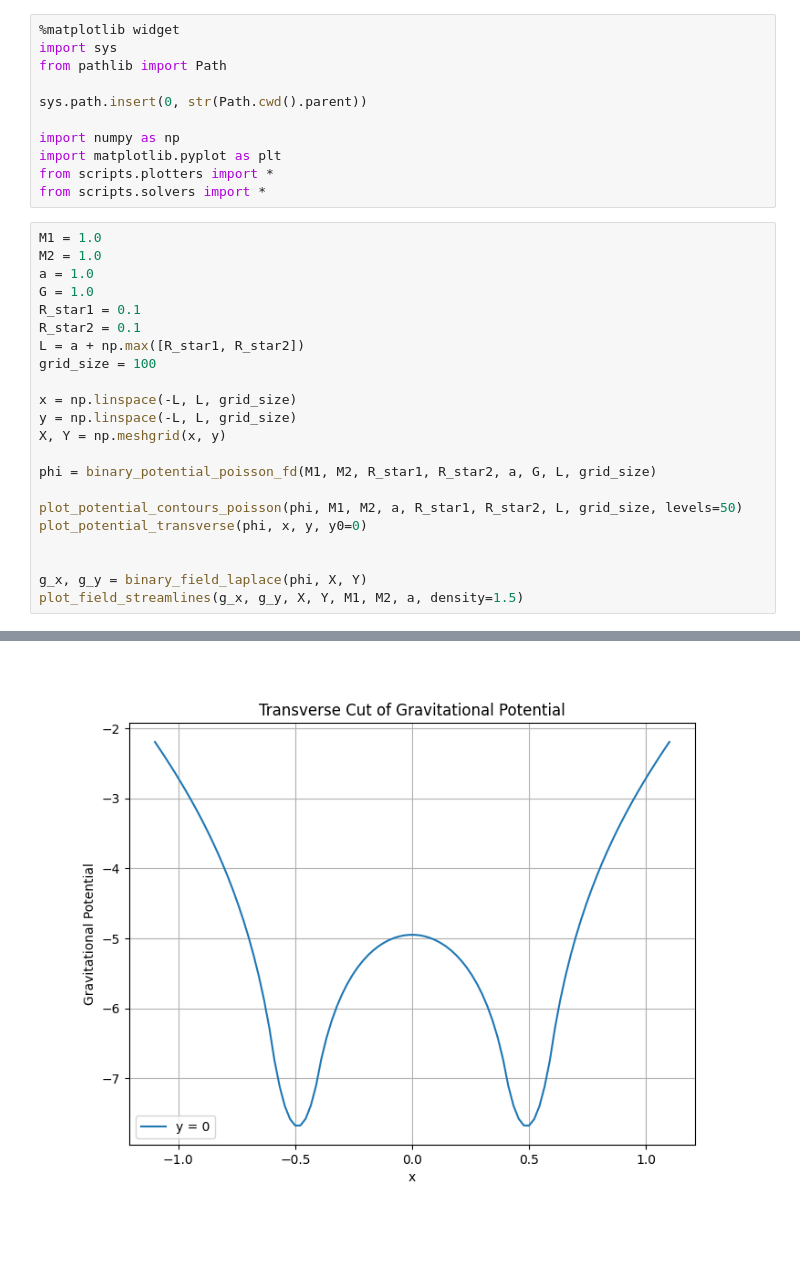
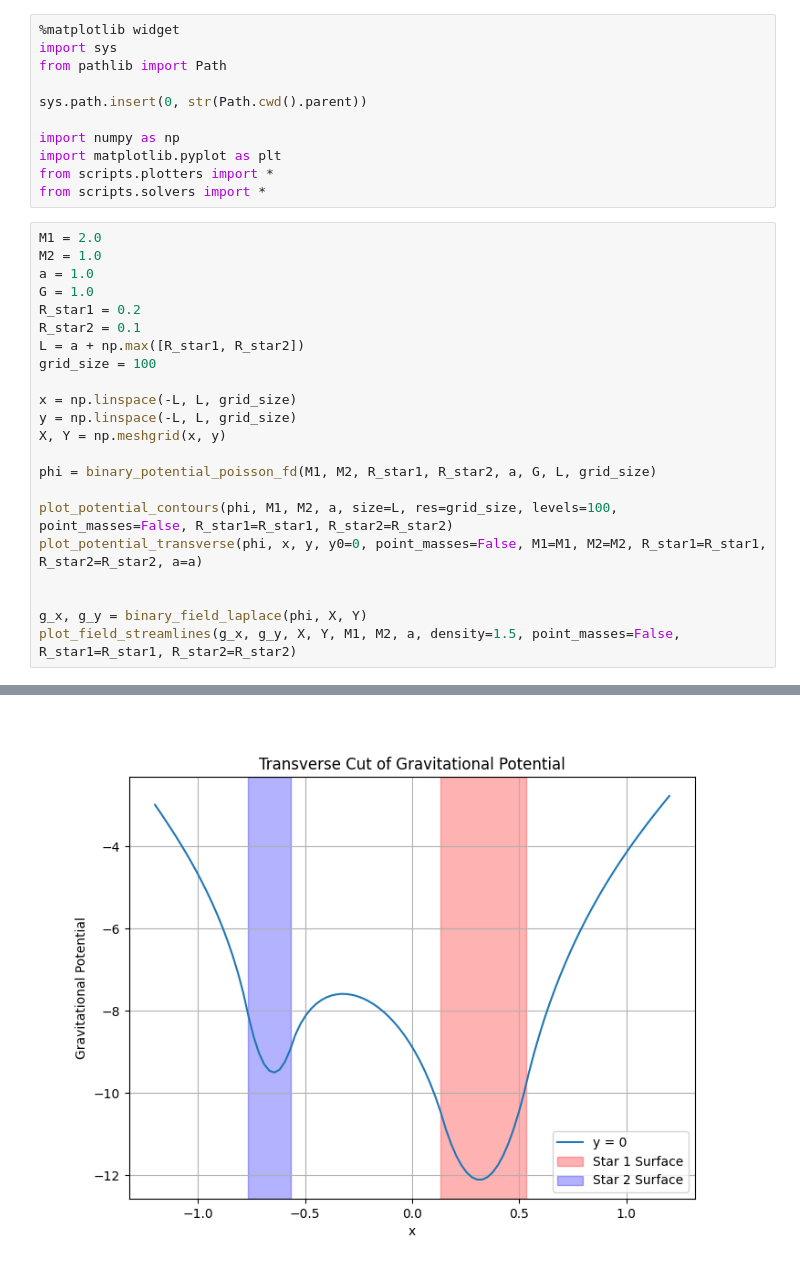
Before and after one commit to Andrecs05/Proyecto_Sistema_Binario, a Jupyter notebook: notebooks/binary_system_poisson.ipynb, the cells around one changed output, grey strips where cells are left out. Drawn from its saved outputs; the diff is of its cells as text; blank space fills up the shorter version.

```diff
--- a/notebooks/binary_system_poisson.ipynb
+++ b/notebooks/binary_system_poisson.ipynb
@@ -14,11 +14,11 @@ import matplotlib.pyplot as plt
 from scripts.plotters import *
 from scripts.solvers import *
 # %%
-M1 = 1.0
+M1 = 2.0
 M2 = 1.0
 a = 1.0
 G = 1.0
-R_star1 = 0.1
+R_star1 = 0.2
 R_star2 = 0.1
 L = a + np.max([R_star1, R_star2])
 grid_size = 100
@@ -29,10 +29,10 @@ X, Y = np.meshgrid(x, y)
 
 phi = binary_potential_poisson_fd(M1, M2, R_star1, R_star2, a, G, L, grid_size)
 
-plot_potential_contours_poisson(phi, M1, M2, a, R_star1, R_star2, L, grid_size, levels=50)
-plot_potential_transverse(phi, x, y, y0=0)
+plot_potential_contours(phi, M1, M2, a, size=L, res=grid_size, levels=100, point_masses=False, R_star1=R_star1, R_star2=R_star2)
+plot_potential_transverse(phi, x, y, y0=0, point_masses=False, M1=M1, M2=M2, R_star1=R_star1, R_star2=R_star2, a=a)
 
 
 g_x, g_y = binary_field_laplace(phi, X, Y)
-plot_field_streamlines(g_x, g_y, X, Y, M1, M2, a, density=1.5)
+plot_field_streamlines(g_x, g_y, X, Y, M1, M2, a, density=1.5, point_masses=False, R_star1=R_star1, R_star2=R_star2)
 # %% [output]
@@ -40 +40 @@ plot_field_streamlines(g_x, g_y, X, Y, M1, M2, a, density=1.5)
-[figure, old version]
+[figure, new version]
```
Also changed, not shown: parts of 1 cell of this notebook, 3 other files.
